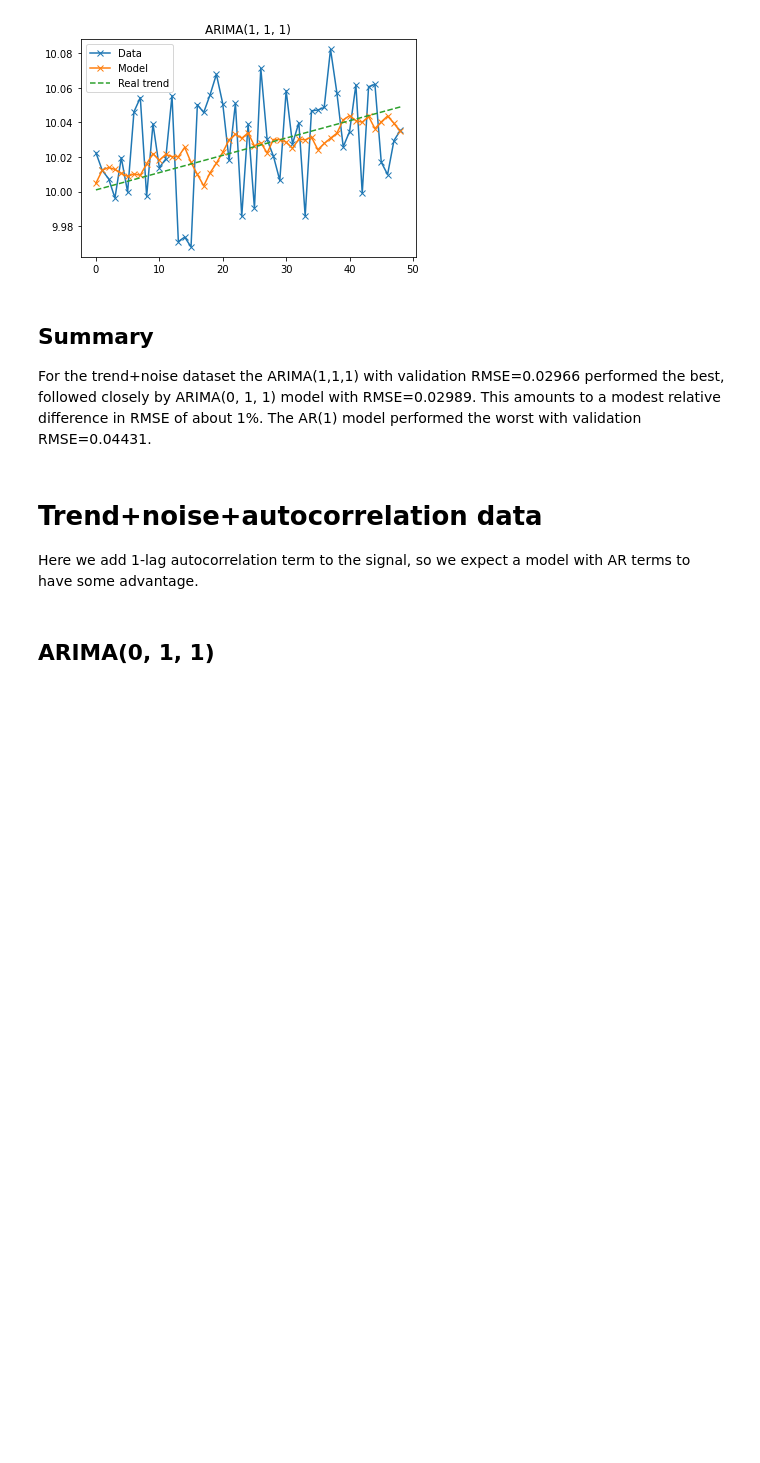
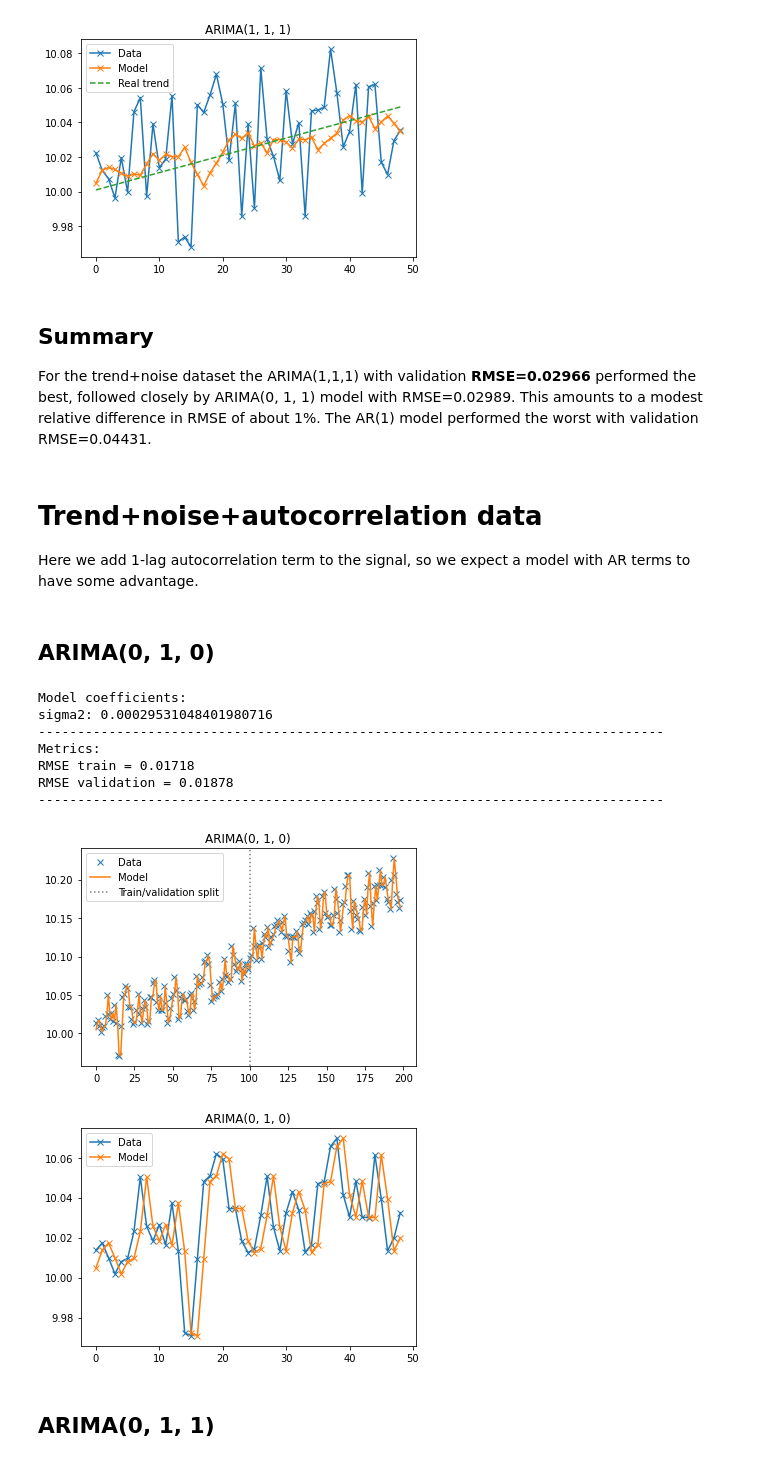
Before and after one commit to vivecalindahl/timeseries-prediction, a Jupyter notebook: timeseries-forecasting.ipynb, the cells around one changed output. Drawn from its saved outputs; the diff is of its cells as text; code cells hidden in the pictures; blank space fills up the shorter version.

```diff
--- a/timeseries-forecasting.ipynb
+++ b/timeseries-forecasting.ipynb
@@ -339,10 +346,24 @@ RMSE validation = 0.02966
 [figure]
 # %% [markdown]
 ## Summary
-For the trend+noise dataset the ARIMA(1,1,1) with validation RMSE=0.02966 performed the best, followed closely by ARIMA(0, 1, 1) model with RMSE=0.02989. This amounts to a modest relative difference in RMSE of about 1%. The AR(1) model performed the worst with validation RMSE=0.04431.
+For the trend+noise dataset the ARIMA(1,1,1) with validation **RMSE=0.02966** performed the best, followed closely by ARIMA(0, 1, 1) model with RMSE=0.02989. This amounts to a modest relative difference in RMSE of about 1%. The AR(1) model performed the worst with validation RMSE=0.04431.
 # %% [markdown]
 # Trend+noise+autocorrelation data
 Here we add 1-lag autocorrelation term to the signal, so we expect a model with AR terms to  have some advantage.
+# %% [markdown]
+## ARIMA(0, 1, 0)
+# %%
+evaluate_arima((0, 1, 0), autocorr=True) ##
+# %% [output]
+Model coefficients:
+sigma2: 0.00029531048401980716
+--------------------------------------------------------------------------------
+Metrics:
+RMSE train = 0.01718
+RMSE validation = 0.01878
+--------------------------------------------------------------------------------
+[figure, added]
+[figure, added]
 # %% [markdown]
 ## ARIMA(0, 1, 1)
 # %%
```
Also changed, not shown: parts of 83 cells of this notebook.
